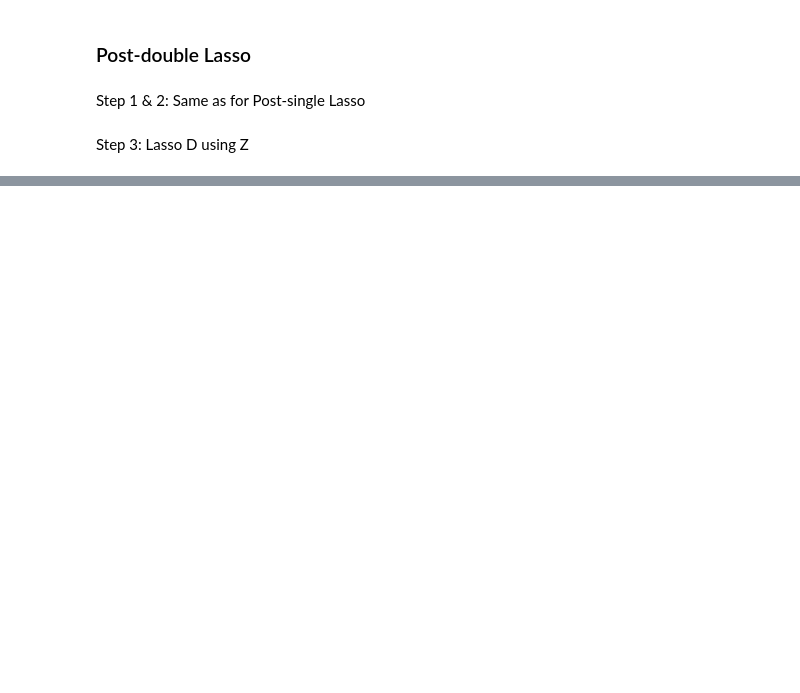
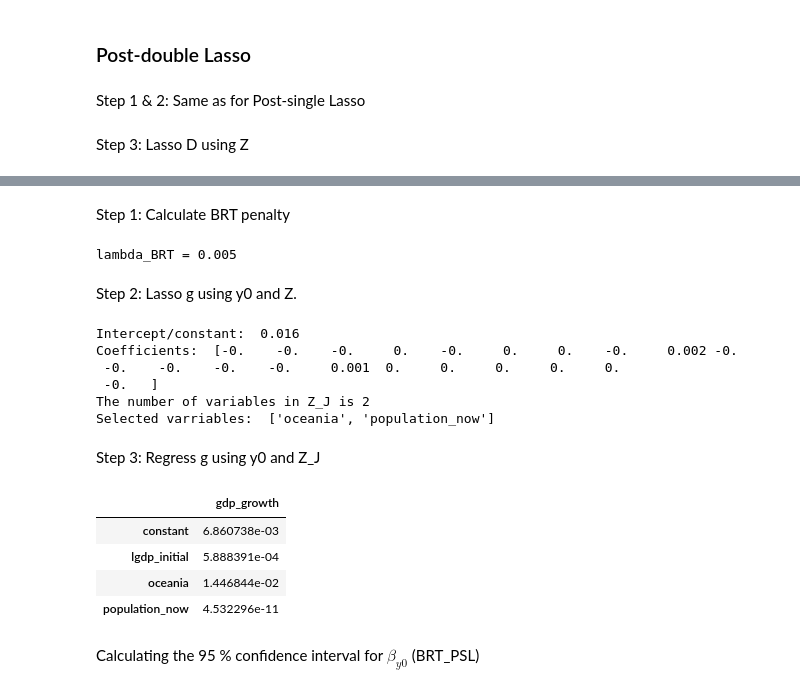
Before and after one commit to lkh927/AME-2024-Projects, a Jupyter notebook: Project 2/Project 2 new.ipynb, the cells around one changed output, grey strips where cells are left out. Drawn from its saved outputs; the diff is of its cells as text; code cells hidden in the pictures; blank space fills up the shorter version.

```diff
--- a/Project 2/Project 2 new.ipynb
+++ b/Project 2/Project 2 new.ipynb
@@ -645,0 +687,19 @@ Step 3: Lasso D using Z
+# %%
+g = data2[vv_outcome].squeeze() #*100 to get it in percentage and not decimals
+y0 = data2[vv_key_explanatory].squeeze()
+Z_basic = data2.drop(["gdp_growth", "lgdp_initial",  # Drop outcome and key explanatory variable
+                      "code", "constant", "gdp_initial", "lpop_initial", "pother", "europe"], axis=1) # Drop irrelevant/perfectly correlated/reference variables
+Z = PolynomialFeatures(1, include_bias=False).fit_transform(Z_basic)
+X = np.column_stack((y0,Z))
+N = X.shape[0]
+
+def standardize(X):
+    X_stan = (X - np.mean(X, axis=0))/np.std(X, axis=0, ddof=1)
+    return X_stan
+
+# Standardize data
+X_tilde = standardize(X)
+Z_tilde = standardize(Z)
+y0_tilde = standardize(y0)
+
+print(f'The number of variables in Z is {Z.shape[1]}.')
@@ -645,0 +725,61 @@ Step 3: Lasso D using Z
+# %% [markdown]
+Step 1: Calculate BRT penalty
+# %%
+# Make a function that calculates BRT.
+def BRT(X_tilde,g):
+
+    (N, p) = X_tilde.shape
+    sigma = np.std(g, ddof=1)
+    c = 1.1
+    alpha = 0.05
+    penalty_BRT= (c * sigma) / np.sqrt(N) * norm.ppf(1 - alpha / (2*p))
+
+    return penalty_BRT
+
+penalty_BRT = BRT(X_tilde,g)
+print("lambda_BRT =",penalty_BRT.round(4))
+# %% [output]
+lambda_BRT = 0.005
+# %% [markdown]
+Step 2: Lasso g using y0 and Z.
+# %%
+# Implied estimates and selection
+fit_BRTgx = Lasso(penalty_BRT, max_iter=10000).fit(X_tilde,g)
+coeff_BRTgx = fit_BRTgx.coef_
+intercept_BCCHgx = fit_BCCHgx.intercept_
+
+print('Intercept/constant: ', np.round(intercept_BCCHgx,3))
+print('Coefficients: ', np.round(coeff_BRTgx,3))
+Z_J_BRTgx = Z[:,coeff_BRTgx[1:]!=0] # Note: We use Z and not Z_stan
+
+# Display number of variables in Z_J
+print("The number of variables in Z_J is {}".format(Z_J_BRTgx.shape[1]))
+selected_variables_BRTgx = (coeff_BRTgx != 0)
+print('Selected varriables: ', X_names[selected_variables_BRTgx].to_list())
+# %% [output]
+Intercept/constant:  0.016
+Coefficients:  [-0.    -0.    -0.     0.    -0.     0.     0.    -0.     0.002 -0.
+ -0.    -0.    -0.    -0.     0.001  0.     0.     0.     0.     0.
+ -0.   ]
+The number of variables in Z_J is 2
+Selected varriables:  ['oceania', 'population_now']
+# %% [markdown]
+Step 3: Regress g using y0 and Z_J
+# %%
+# Add a constant to X
+xx = np.column_stack((np.ones(N),y0,Z_J_BRTgx))
+yy = np.array(g).reshape(-1,1)
+
+# Calculate OLS estimate
+coefs_BRT_PSL = la.inv(xx.T@xx)@xx.T@yy
+
+#print the coefficients
+pd.DataFrame(coefs_BRT_PSL, index=[['constant', 'lgdp_initial']+X_names[selected_variables_BRTgx].to_list()], columns=['gdp_growth']) #same as for the simple OLS above
+# %% [output]
+|  | gdp_growth |
+| constant | 6.860738e-03 |
+| lgdp_initial | 5.888391e-04 |
+| oceania | 1.446844e-02 |
+| population_now | 4.532296e-11 |
+# %% [markdown]
+Calculating the 95 % confidence interval for ${\beta}_{y0}$ (BRT_PSL)
```
Also changed, not shown: parts of 84 cells of this notebook.
